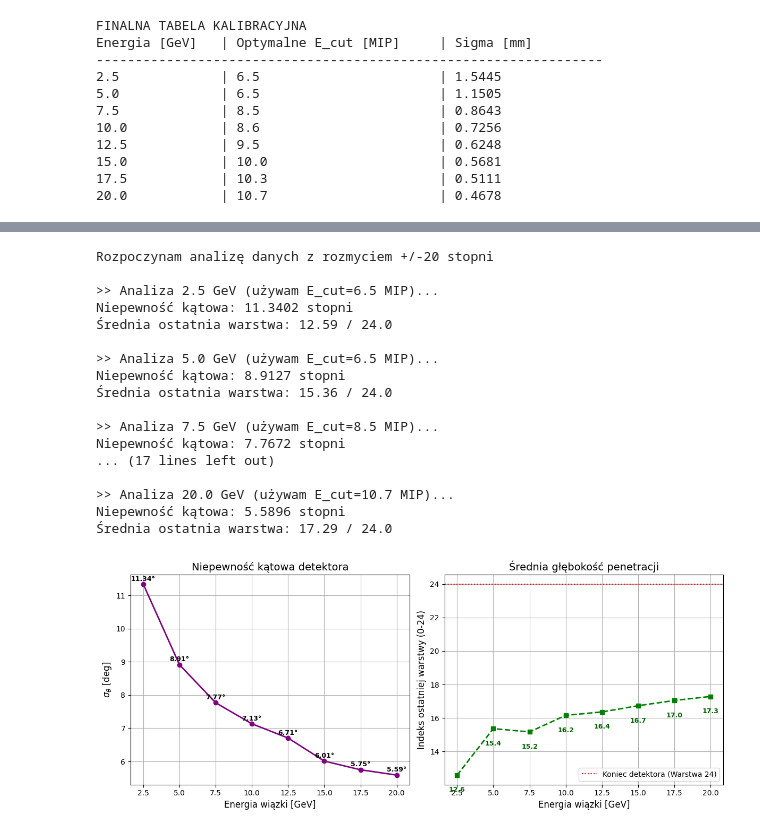
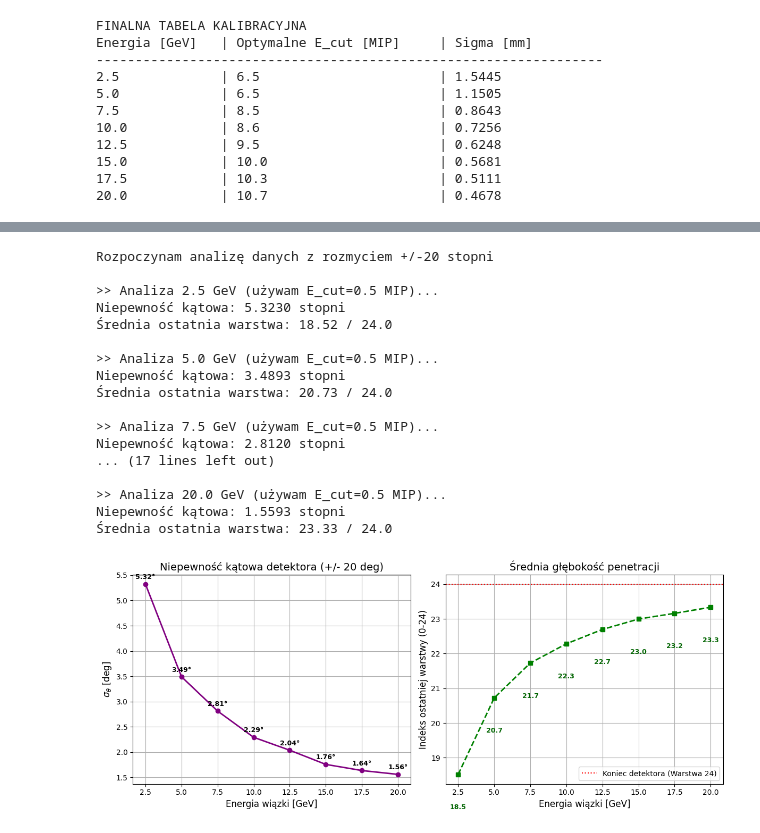
Before and after one commit to Nekq1601/LUXE-project, a Jupyter notebook: Analysis.ipynb, the cells around one changed output, grey strips where cells are left out. Drawn from its saved outputs; the diff is of its cells as text; code cells hidden in the pictures.

```diff
--- a/Analysis.ipynb
+++ b/Analysis.ipynb
@@ -641,14 +655,15 @@ Zaproponowana metoda rekonstrukcji działa poprawnie, jednak jej precyzja jest s
 # %%
-### Analiza dla danych z rozmyciem +/- 10 stopni
+### Analiza dla danych z rozmyciem +/- 20 stopni
 
 import numpy as np
 import matplotlib.pyplot as plt
 import math
 
-# optymalne E_cut dla każdej energii (z etapu I)
+# Dla rekonstrukcji kąta nadpisujemy wartości na obniżony próg (0.5 MIP)
+E_cut_val = 0.5
 calibration_map = {
-    25: 6.5, 50: 6.5, 75: 8.5, 100: 8.6,
-    125: 9.5, 150: 10.0, 175: 10.3, 200: 10.7
+    25: E_cut_val, 50: E_cut_val, 75: E_cut_val, 100: E_cut_val,
+    125: E_cut_val, 150: E_cut_val, 175: E_cut_val, 200: E_cut_val
 }
 
 file_energies = [25, 50, 75, 100, 125, 150, 175, 200]
@@ -658,7 +673,7 @@ Nx = 96
 NL = 25
 PIXEL_SIZE = 5.625
 CENTER_X_IDX = (Nx - 1) / 2.0
-LAYER_THICKNESS = 3.5
+LAYER_THICKNESS = 4.5
 Nevt_to_read = 5000
 
 angle_resolutions = []      # Tu zapiszemy Sigma kątowe
@@ -674,13 +689,12 @@ for energy_code in file_energies:
 
     filename = f"{folder}/toymc_{energy_code}gev_20deg.dat"
 
-    E_cut = calibration_map.get(energy_code, 6.5)
+    E_cut = calibration_map.get(energy_code, 0.5)
 
     print(f"\n>> Analiza {real_energy:.1f} GeV (używam E_cut={E_cut} MIP)...")
 
     delta_angle_list = []     # Lista błędów kątowych dla tej energii
     max_layers_per_event = [] # Lista głębokości dla każdego zdarzenia
-
 
     try:
         with open(filename, 'rb') as infile:
@@ -689,7 +703,7 @@ for energy_code in file_energies:
                 if len(head) < 4: break
 
                 shift = np.fromfile(infile, dtype=np.float64, count=4) # [True_X, True_Y, True_AngleX, True_AngleY]
-                true_angle_deg = shift[2] # Tutaj interesuje nas Kąt X (trzecia liczba)
+                true_angle_deg = shift[2] # Tutaj interesuje nas Kąt X (trzecia liczba, podana bezpośrednio w stopniach)
 
                 Nlist = head[3] # Liczba zapalonych pikseli
                 if Nlist < 0: break
@@ -703,13 +717,24 @@ for energy_code in file_energies:
 
                 layer_z = [] # Oś Z (numer warstwy)
                 layer_x = [] # Oś X (wyznaczona pozycja w mm)
+                layer_weights = [] # Wagi do ważonego fitu
 
-                for layer in range(NL): # Iterujemy przez 25 warstw
-                    mask_layer = (idl == layer) # Wybieramy piksele tylko z obecnej warstwy
+                for layer in range(NL):
+                    mask_layer = (idl == layer)
 
                     if np.sum(mask_layer) > 0:
-                        e_layer = elist[mask_layer]   # Energie w tej warstwie
-                        idx_layer = idx[mask_layer]   # Indeksy X w tej warstwie
+                        e_layer = elist[mask_layer]   # Energie w danej warstwie
+                        idx_layer = idx[mask_layer]   # Indeksy X w danej warstwie
+
+                        max_e_index = np.argmax(e_layer)
+                        center_idx = idx_layer[max_e_index]
+
+                        # Definiujemy szerokość okna i ograniczamy zbiór pikseli do tego okna
+                        window_radius = 1
+                        mask_window = np.abs(idx_layer - center_idx) <= window_radius
+
+                        e_layer = e_layer[mask_window]
+                        idx_layer = idx_layer[mask_window]
 
                         # Filtr E_cut
                         mask_cut = e_layer > E_cut
@@ -721,9 +746,10 @@ for energy_code in file_energies:
                                 mean_idx = np.sum(idx_layer[mask_cut] * w) / sum_w # Środek ciężkości w tej warstwie
                                 reco_x_mm = (mean_idx - CENTER_X_IDX) * PIXEL_SIZE
 
-                                # Dodajemy punkt pomiarowy do listy
+
                                 layer_z.append(layer)
                                 layer_x.append(reco_x_mm)
+                                layer_weights.append(sum_w) # Zapisujemy wagę warstwy
 
                 # Analiza głębokości penetracji
                 if len(layer_z) > 0:
@@ -733,7 +759,11 @@ for energy_code in file_energies:
 
                 # Fitowanie prostej do punktów (layer_z, layer_x)
                 if len(layer_z) >= 3:
-                    params = np.polyfit(layer_z, layer_x, 1)
+                    try:
+                        params = np.polyfit(layer_z, layer_x, 1, w=layer_weights)
+                    except:
+                        params = np.polyfit(layer_z, layer_x, 1)
+
                     slope = params[0]
 
                     # Obliczamy kąt
@@ -771,7 +801,7 @@ plt.figure(figsize=(12, 5))
 # Wykres 1: Niepewność kątowa
 plt.subplot(1, 2, 1)
 plt.plot(real_energies_gev, angle_resolutions, 'o-', color='purple', linewidth=2)
-plt.title("Niepewność kątowa detektora", fontsize=14)
+plt.title("Niepewność kątowa detektora (+/- 20 deg)", fontsize=14)
 plt.xlabel("Energia wiązki [GeV]", fontsize=12)
 plt.ylabel(r"$\sigma_{\theta}$ [deg]", fontsize=12)
 plt.grid(True)
@@ -781,50 +811,49 @@ for x, y in zip(real_energies_gev, angle_resolutions):
 
 # Wykres 2: Średnia głębokość penetracji
 plt.subplot(1, 2, 2)
-# Filtrowanie None (na wypadek braku plików)
 valid_x = [x for x, d in zip(real_energies_gev, avg_penetration_depth) if d is not None]
 valid_y = [d for d in avg_penetration_depth if d is not None]
 
 plt.plot(valid_x, valid_y, 's--', color='green', linewidth=2)
 plt.axhline(y=24, color='red', linestyle=':', label='Koniec detektora (Warstwa 24)')
 plt.title("Średnia głębokość penetracji", fontsize=14)
 plt.xlabel("Energia wiązki [GeV]", fontsize=12)
 plt.ylabel("Indeks ostatniej warstwy (0-24)", fontsize=12)
 plt.legend()
 plt.grid(True)
 for x, y in zip(valid_x, valid_y):
     plt.text(x, y - 1.0, f"{y:.1f}", ha='center', fontsize=9, color='darkgreen', fontweight='bold')
 
 plt.tight_layout()
 plt.show()
 
 # Tabela wyników
 print("\n Wyniki (rozmycie +/-20 stopni) ")
 print(f"{'Energia [GeV]':<15} | {'Sigma [deg]':<15} | {'Śr. Głębokość':<15}")
 print("-" * 55)
 for e, sig, depth in zip(real_energies_gev, angle_resolutions, avg_penetration_depth):
     s_val = f"{sig:.4f}" if sig is not None else "---"
     d_val = f"{depth:.2f}" if depth is not None else "---"
     print(f"{e:<15.1f} | {s_val:<15} | {d_val:<15}")
 # %% [output]
 Rozpoczynam analizę danych z rozmyciem +/-20 stopni
 
->> Analiza 2.5 GeV (używam E_cut=6.5 MIP)...
-Niepewność kątowa: 11.3402 stopni
-Średnia ostatnia warstwa: 12.59 / 24.0
+>> Analiza 2.5 GeV (używam E_cut=0.5 MIP)...
+Niepewność kątowa: 5.3230 stopni
+Średnia ostatnia warstwa: 18.52 / 24.0
 
->> Analiza 5.0 GeV (używam E_cut=6.5 MIP)...
-Niepewność kątowa: 8.9127 stopni
-Średnia ostatnia warstwa: 15.36 / 24.0
+>> Analiza 5.0 GeV (używam E_cut=0.5 MIP)...
+Niepewność kątowa: 3.4893 stopni
+Średnia ostatnia warstwa: 20.73 / 24.0
 
->> Analiza 7.5 GeV (używam E_cut=8.5 MIP)...
-Niepewność kątowa: 7.7672 stopni
+>> Analiza 7.5 GeV (używam E_cut=0.5 MIP)...
+Niepewność kątowa: 2.8120 stopni
 ... (17 lines left out)
 
->> Analiza 20.0 GeV (używam E_cut=10.7 MIP)...
-Niepewność kątowa: 5.5896 stopni
-Średnia ostatnia warstwa: 17.29 / 24.0
+>> Analiza 20.0 GeV (używam E_cut=0.5 MIP)...
+Niepewność kątowa: 1.5593 stopni
+Średnia ostatnia warstwa: 23.33 / 24.0
-[figure, old version]
+[figure, new version]
  Wyniki (rozmycie +/-20 stopni)
 Energia [GeV]   | Sigma [deg]     | Śr. Głębokość
 -------------------------------------------------------
```
Also changed, not shown: parts of 11 cells of this notebook, 2 other files.
